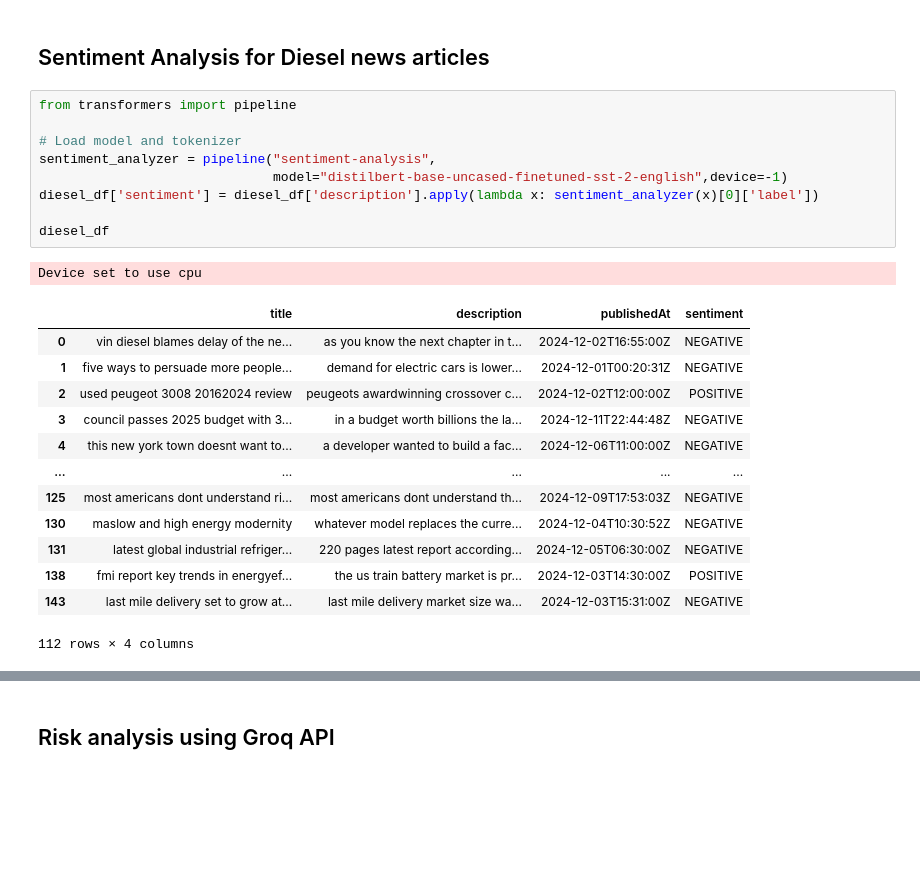
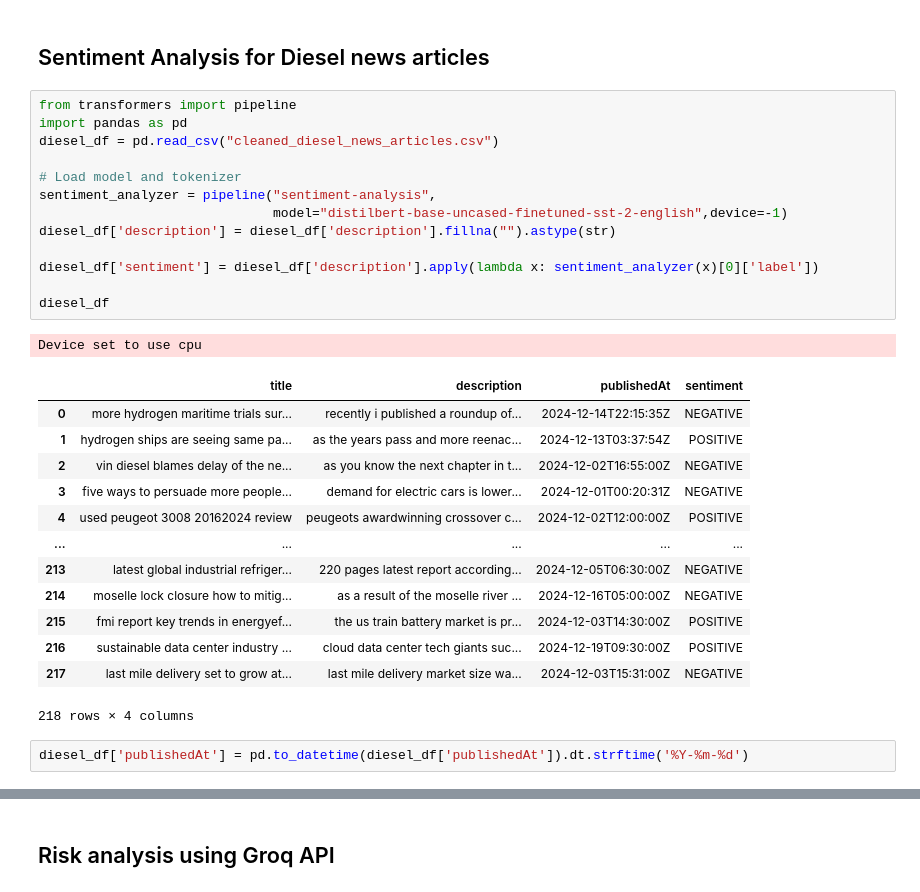
Before and after one commit to deepak12345678900/SupplyChainDisruption, a Jupyter notebook: MILESTONE2/diesel_supply_chain.ipynb, the cells around one changed output, grey strips where cells are left out. Saved outputs shown, nothing was run; the diff lists cells and outputs as text; blank space fills up the shorter version.

```diff
--- a/MILESTONE2/diesel_supply_chain.ipynb
+++ b/MILESTONE2/diesel_supply_chain.ipynb
@@ -119,25 +119,31 @@ Diesel Data cleaned and saved.
 ## Sentiment Analysis for Diesel news articles
 # %%
 from transformers import pipeline
+import pandas as pd
+diesel_df = pd.read_csv("cleaned_diesel_news_articles.csv")
 
 # Load model and tokenizer
 sentiment_analyzer = pipeline("sentiment-analysis",
                               model="distilbert-base-uncased-finetuned-sst-2-english",device=-1)
+diesel_df['description'] = diesel_df['description'].fillna("").astype(str)
+
 diesel_df['sentiment'] = diesel_df['description'].apply(lambda x: sentiment_analyzer(x)[0]['label'])
 
 diesel_df
 # %% [output]
 Device set to use cpu
 |  | title | description | publishedAt | sentiment |
-| 0 | vin diesel blames delay of the ne... | as you know the next chapter in t... | 2024-12-02T16:55:00Z | NEGATIVE |
-| 1 | five ways to persuade more people... | demand for electric cars is lower... | 2024-12-01T00:20:31Z | NEGATIVE |
-| 2 | used peugeot 3008 20162024 review | peugeots awardwinning crossover c... | 2024-12-02T12:00:00Z | POSITIVE |
-| 3 | council passes 2025 budget with 3... | in a budget worth billions the la... | 2024-12-11T22:44:48Z | NEGATIVE |
-| 4 | this new york town doesnt want to... | a developer wanted to build a fac... | 2024-12-06T11:00:00Z | NEGATIVE |
+| 0 | more hydrogen maritime trials sur... | recently i published a roundup of... | 2024-12-14T22:15:35Z | NEGATIVE |
+| 1 | hydrogen ships are seeing same pa... | as the years pass and more reenac... | 2024-12-13T03:37:54Z | POSITIVE |
+| 2 | vin diesel blames delay of the ne... | as you know the next chapter in t... | 2024-12-02T16:55:00Z | NEGATIVE |
+| 3 | five ways to persuade more people... | demand for electric cars is lower... | 2024-12-01T00:20:31Z | NEGATIVE |
+| 4 | used peugeot 3008 20162024 review | peugeots awardwinning crossover c... | 2024-12-02T12:00:00Z | POSITIVE |
 | ... | ... | ... | ... | ... |
-| 125 | most americans dont understand ri... | most americans dont understand th... | 2024-12-09T17:53:03Z | NEGATIVE |
-| 130 | maslow and high energy modernity | whatever model replaces the curre... | 2024-12-04T10:30:52Z | NEGATIVE |
-| 131 | latest global industrial refriger... | 220 pages latest report according... | 2024-12-05T06:30:00Z | NEGATIVE |
-| 138 | fmi report key trends in energyef... | the us train battery market is pr... | 2024-12-03T14:30:00Z | POSITIVE |
-| 143 | last mile delivery set to grow at... | last mile delivery market size wa... | 2024-12-03T15:31:00Z | NEGATIVE |
+| 213 | latest global industrial refriger... | 220 pages latest report according... | 2024-12-05T06:30:00Z | NEGATIVE |
+| 214 | moselle lock closure how to mitig... | as a result of the moselle river ... | 2024-12-16T05:00:00Z | NEGATIVE |
+| 215 | fmi report key trends in energyef... | the us train battery market is pr... | 2024-12-03T14:30:00Z | POSITIVE |
+| 216 | sustainable data center industry ... | cloud data center tech giants suc... | 2024-12-19T09:30:00Z | POSITIVE |
+| 217 | last mile delivery set to grow at... | last mile delivery market size wa... | 2024-12-03T15:31:00Z | NEGATIVE |
-112 rows × 4 columns
+218 rows × 4 columns
+# %%
+diesel_df['publishedAt'] = pd.to_datetime(diesel_df['publishedAt']).dt.strftime('%Y-%m-%d')
```
Also changed, not shown: parts of 8 cells of this notebook, 8 other files.
